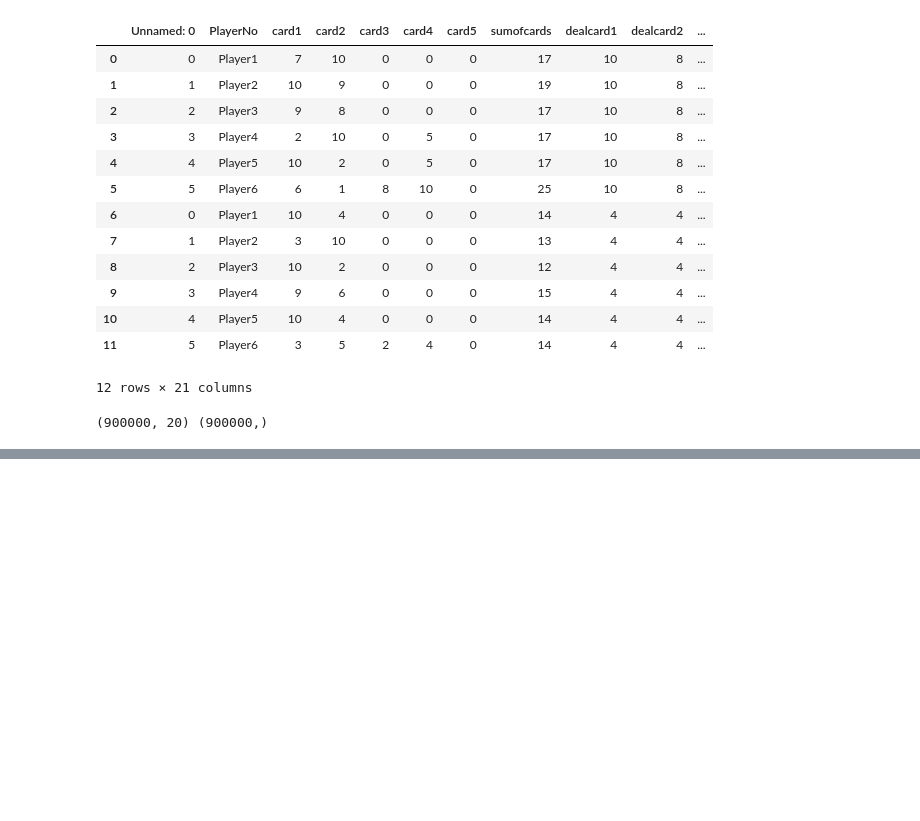
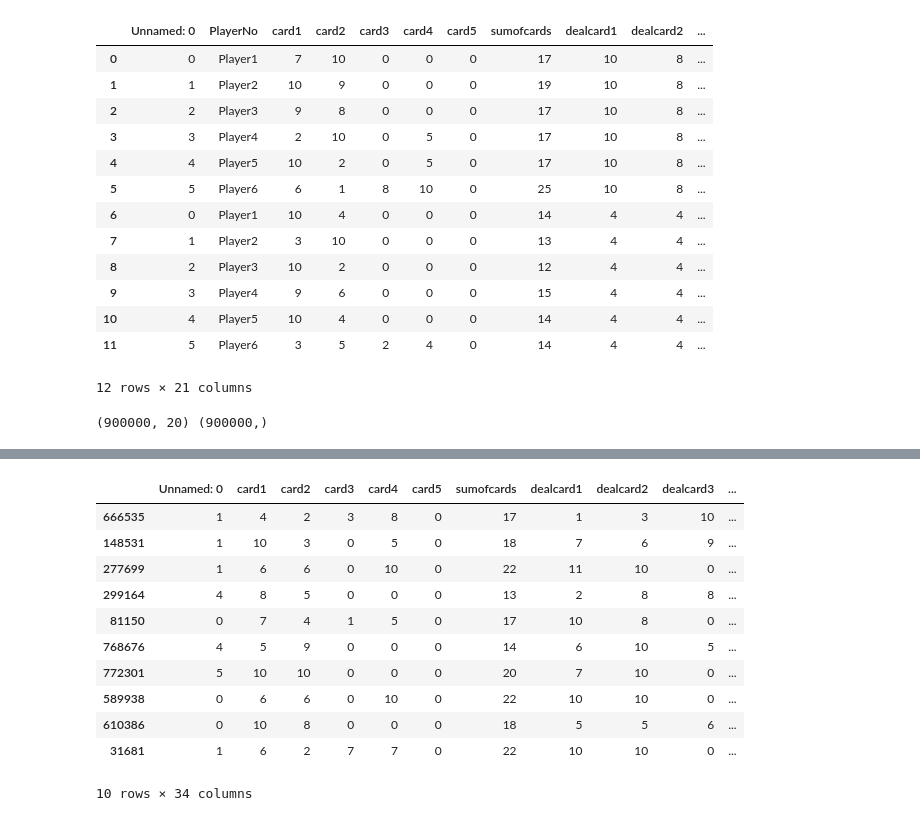
Before and after one commit to csuchite/BlackJack_Machine_learning, a Jupyter notebook: neural networks with keras.ipynb, the cells around one changed output, grey strips where cells are left out. Drawn from its saved outputs; the diff is of its cells as text; code cells hidden in the pictures; blank space fills up the shorter version.

Commit message:
creating and compiling to fit the model

```diff
--- a/neural networks with keras.ipynb
+++ b/neural networks with keras.ipynb
@@ -57,5 +68,21 @@ data_binary_encoded.head()
 # %%
+from sklearn.model_selection import train_test_split
+X = pd.get_dummies(X)
 X_train, X_test, y_train, y_test = train_test_split(X, y,  random_state=1, stratify=y)
+X_train.head(10)
+# %% [output]
+|  | Unnamed: 0 | card1 | card2 | card3 | card4 | card5 | sumofcards | dealcard1 | dealcard2 | dealcard3 | ... |
+| 666535 | 1 | 4 | 2 | 3 | 8 | 0 | 17 | 1 | 3 | 10 | ... |
+| 148531 | 1 | 10 | 3 | 0 | 5 | 0 | 18 | 7 | 6 | 9 | ... |
+| 277699 | 1 | 6 | 6 | 0 | 10 | 0 | 22 | 11 | 10 | 0 | ... |
+| 299164 | 4 | 8 | 5 | 0 | 0 | 0 | 13 | 2 | 8 | 8 | ... |
+| 81150 | 0 | 7 | 4 | 1 | 5 | 0 | 17 | 10 | 8 | 0 | ... |
+| 768676 | 4 | 5 | 9 | 0 | 0 | 0 | 14 | 6 | 10 | 5 | ... |
+| 772301 | 5 | 10 | 10 | 0 | 0 | 0 | 20 | 7 | 10 | 0 | ... |
+| 589938 | 0 | 6 | 6 | 0 | 10 | 0 | 22 | 10 | 10 | 0 | ... |
+| 610386 | 0 | 10 | 8 | 0 | 0 | 0 | 18 | 5 | 5 | 6 | ... |
+| 31681 | 1 | 6 | 2 | 7 | 7 | 0 | 22 | 10 | 10 | 0 | ... |
+10 rows × 34 columns
 # %%
 X_scaler = MinMaxScaler().fit(X_train)
 X_train_scaled = X_scaler.transform(X_train)
```
Also changed, not shown: parts of 13 cells of this notebook.
